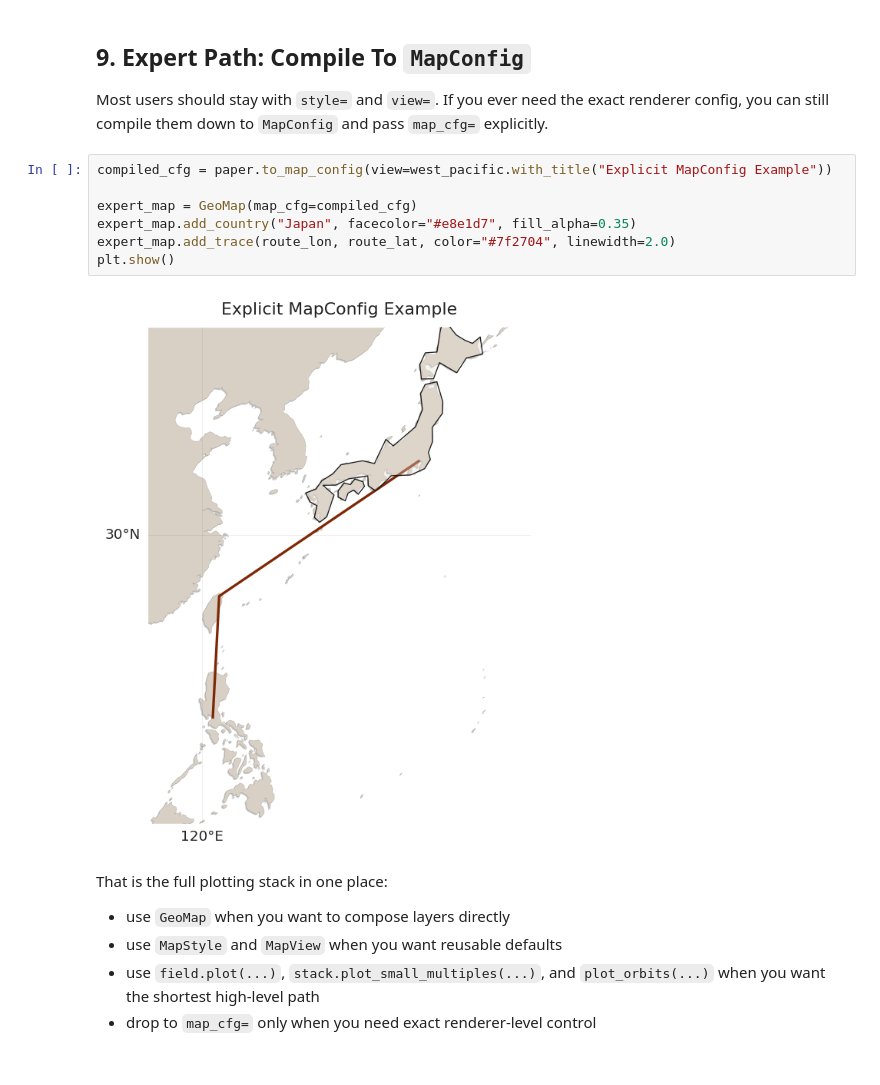
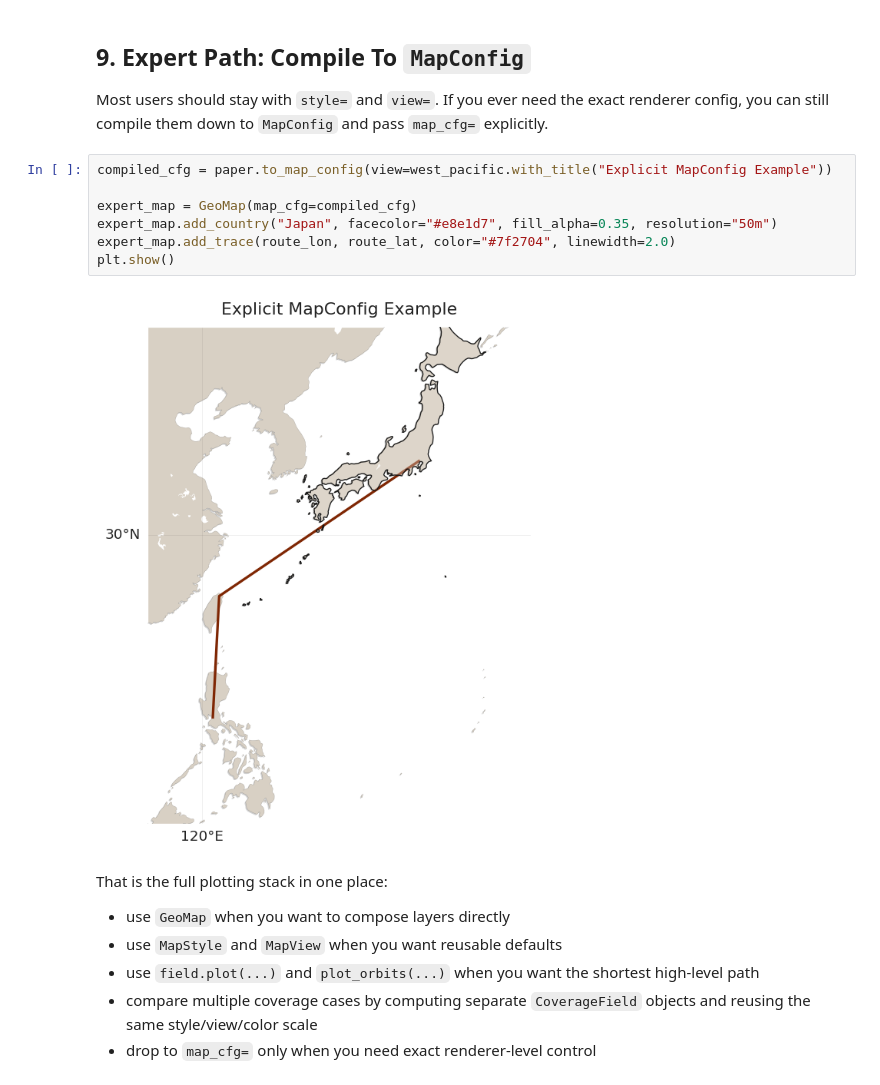
Before and after one commit to Nebula-Space-Systems/Nebula-Systems-Toolkit, a Jupyter notebook: examples/05_plotting.ipynb, the cells around one changed output. Saved outputs shown, nothing was run; the diff lists cells and outputs as text.

```diff
--- a/examples/05_plotting.ipynb
+++ b/examples/05_plotting.ipynb
@@ -337,15 +364,16 @@ If you ever need the exact renderer config, you can still compile them down to `
 # %%
 compiled_cfg = paper.to_map_config(view=west_pacific.with_title("Explicit MapConfig Example"))
 
 expert_map = GeoMap(map_cfg=compiled_cfg)
-expert_map.add_country("Japan", facecolor="#e8e1d7", fill_alpha=0.35)
+expert_map.add_country("Japan", facecolor="#e8e1d7", fill_alpha=0.35, resolution="50m")
 expert_map.add_trace(route_lon, route_lat, color="#7f2704", linewidth=2.0)
 plt.show()
 # %% [output]
-[figure, old version]
+[figure, new version]
 # %% [markdown]
 That is the full plotting stack in one place:
 - use `GeoMap` when you want to compose layers directly
 - use `MapStyle` and `MapView` when you want reusable defaults
-- use `field.plot(...)`, `stack.plot_small_multiples(...)`, and `plot_orbits(...)` when you want the shortest high-level path
+- use `field.plot(...)` and `plot_orbits(...)` when you want the shortest high-level path
+- compare multiple coverage cases by computing separate `CoverageField` objects and reusing the same style/view/color scale
 - drop to `map_cfg=` only when you need exact renderer-level control
```
Also changed, not shown: parts of 13 cells of this notebook, 5 other files.
